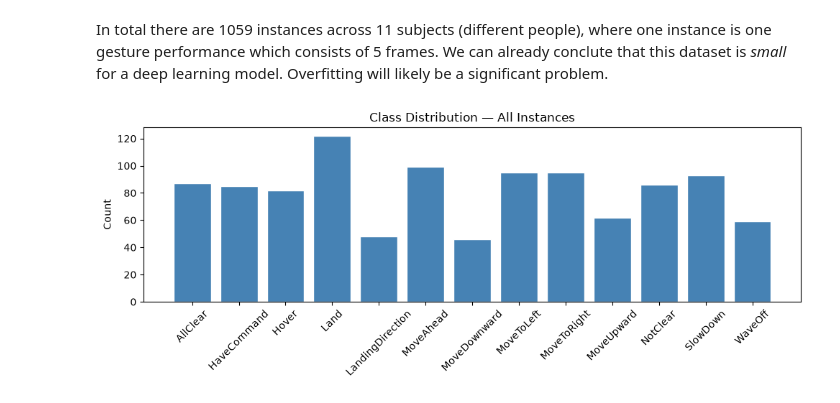
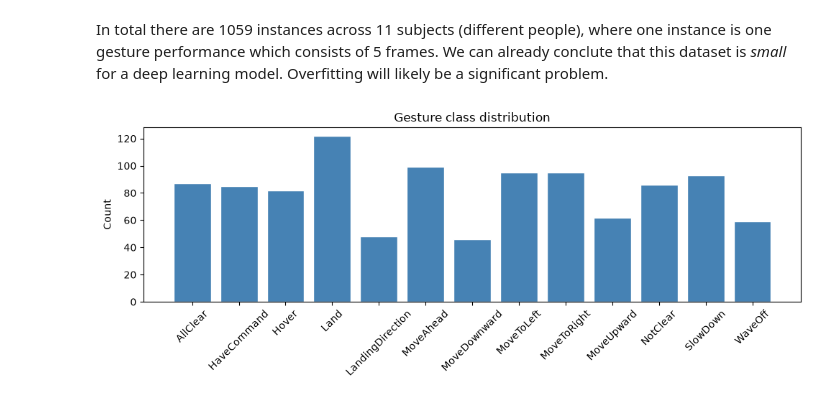
Before and after one commit to devvotel/Deep-Learning-Semester-2-2026-RMIT, a Jupyter notebook: notebook.ipynb, the cells around one changed output. Drawn from its saved outputs; the diff is of its cells as text; code cells hidden in the pictures.

```diff
--- a/notebook.ipynb
+++ b/notebook.ipynb
@@ -176,17 +178,17 @@ We can already conclute that this dataset is *small* for a deep learning model.
 # %%
 from collections import Counter
 
 labels = [label for _, label in instances]
 counts = Counter(labels)
 
 fig, ax = plt.subplots(figsize=(10, 4))
 ax.bar([CLASS_NAMES[k] for k in sorted(counts)],
        [counts[k] for k in sorted(counts)],
        color='steelblue', edgecolor='white')
-ax.set_title('Class Distribution — All Instances')
+ax.set_title('Gesture class distribution')
 ax.set_ylabel('Count')
 ax.tick_params(axis='x', rotation=45)
 plt.tight_layout()
 plt.show()
 # %% [output]
-[figure, old version]
+[figure, new version]
```
Also changed, not shown: parts of 28 cells of this notebook.
